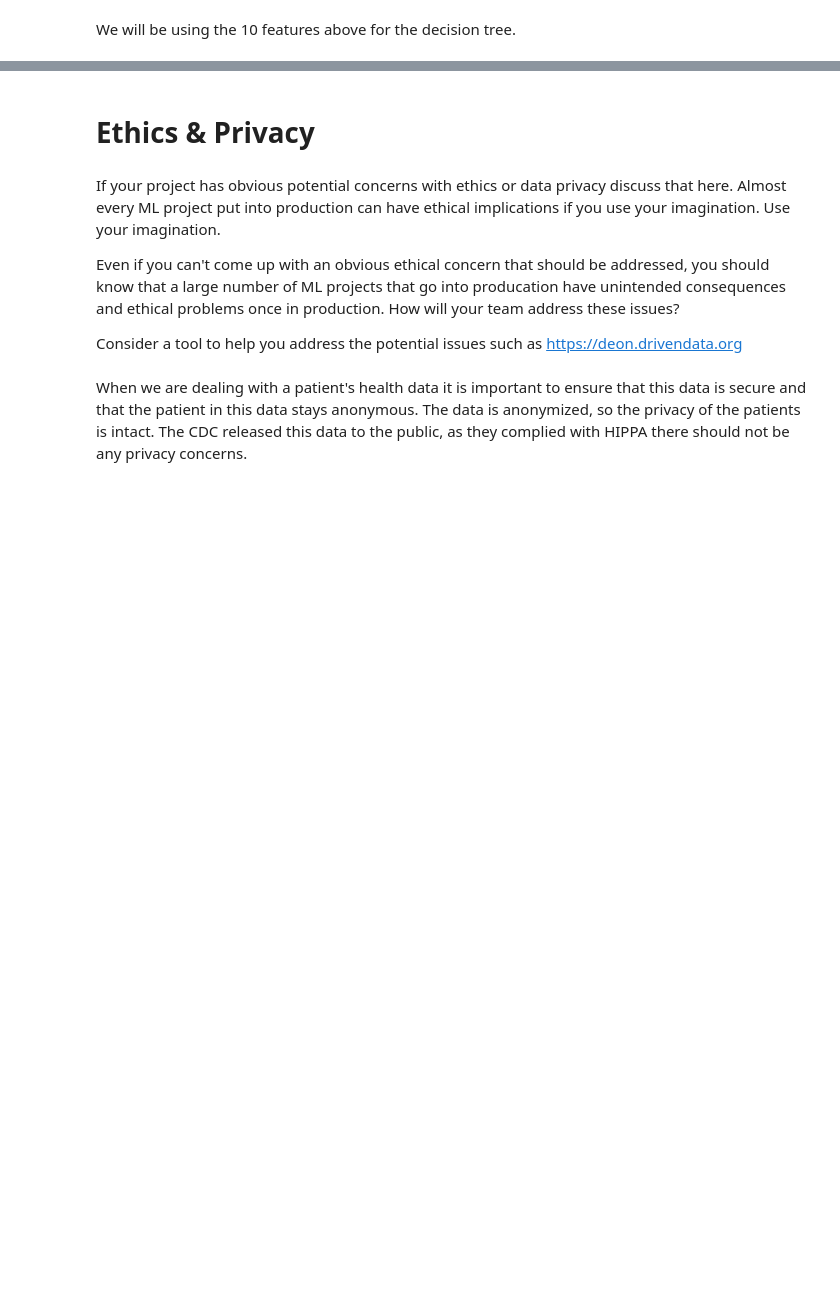
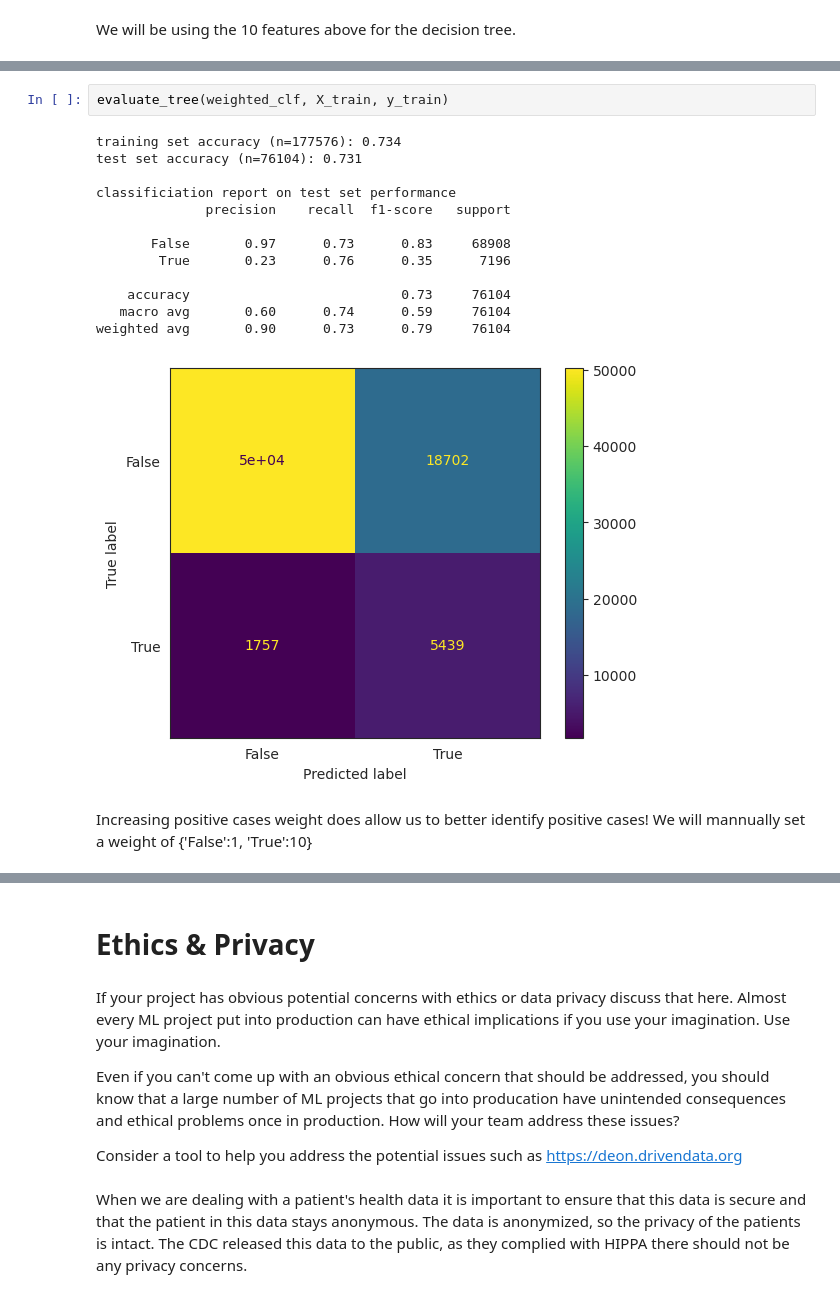
Before and after one commit to COGS118A/Group019-SP23, a Jupyter notebook: Checkpoint_Group019-SP23.ipynb, the cells around one changed output, grey strips where cells are left out. Cells and saved outputs as stored; diff of their text form; blank space fills up the shorter version.

```diff
--- a/Checkpoint_Group019-SP23.ipynb
+++ b/Checkpoint_Group019-SP23.ipynb
@@ -171,0 +246,18 @@ We will be using the 10 features above for the decision tree.
+# %%
+evaluate_tree(weighted_clf, X_train, y_train)
+# %% [output]
+training set accuracy (n=177576): 0.734
+test set accuracy (n=76104): 0.731
+
+classificiation report on test set performance
+              precision    recall  f1-score   support
+
+       False       0.97      0.73      0.83     68908
+        True       0.23      0.76      0.35      7196
+
+    accuracy                           0.73     76104
+   macro avg       0.60      0.74      0.59     76104
+weighted avg       0.90      0.73      0.79     76104
+[figure, added]
+# %% [markdown]
+Increasing positive cases weight does allow us to better identify positive cases! We will mannually set a weight of {'False':1, 'True':10}
```
Also changed, not shown: parts of 9 cells of this notebook.
